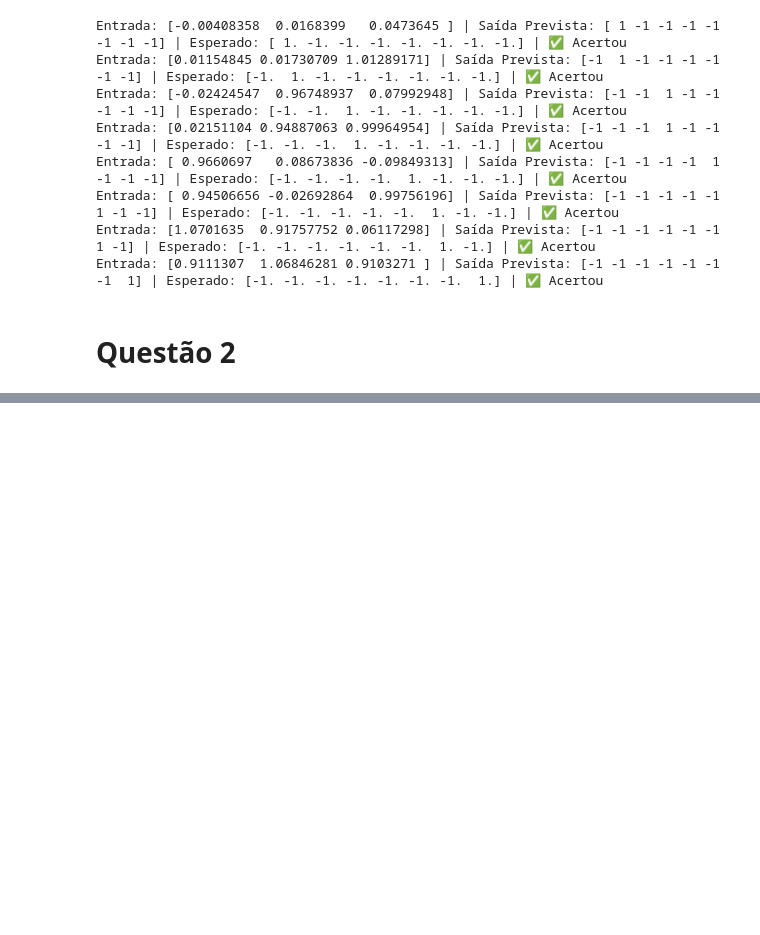
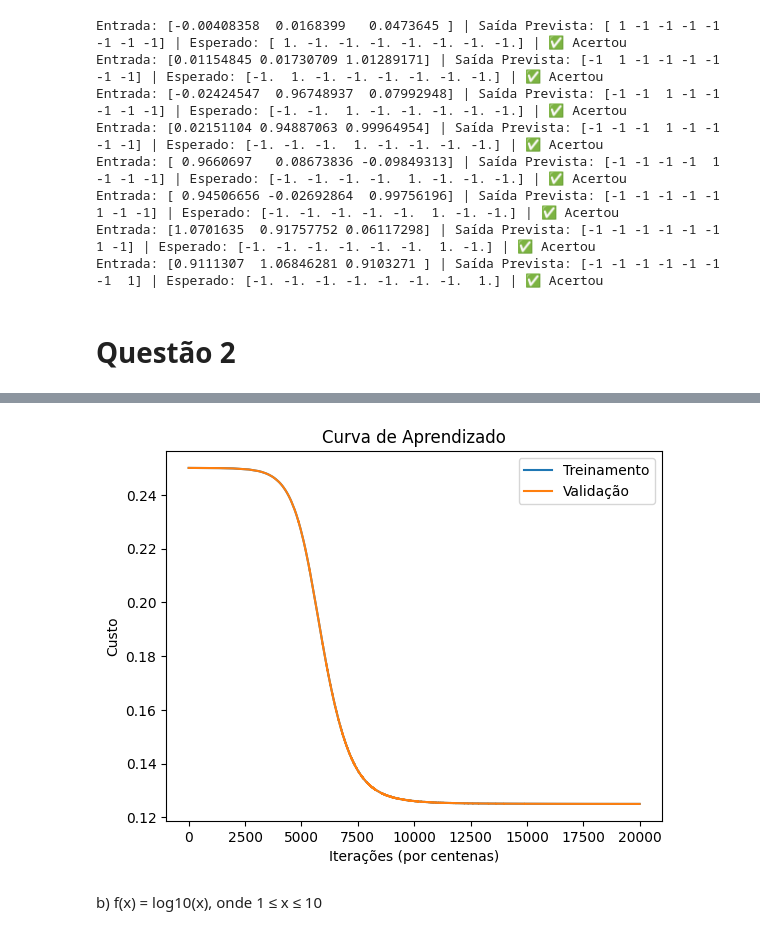
Before and after one commit to ArthurrCr/DEEP-LEARNING, a Jupyter notebook: [DL] 1A Lista_.ipynb, the cells around one changed output, grey strips where cells are left out. Cells and saved outputs as stored; diff of their text form; code cells hidden in the pictures; blank space fills up the shorter version.

```diff
--- a/[DL] 1A Lista_.ipynb
+++ b/[DL] 1A Lista_.ipynb
@@ -273,13 +144,0 @@ def L_model_backward(AL, Y, caches):
-# %%
-import copy
-
-def update_parameters(params, grads, learning_rate):
-
-    parameters = copy.deepcopy(params)
-    L = len(parameters) // 2 # number of layers in the neural network
-
-    for l in range(L):
-        parameters["W" + str(l+1)] = parameters["W" + str(l+1)] - learning_rate * grads["dW" + str(l+1)]
-        parameters["b" + str(l+1)] = parameters["b" + str(l+1)] - learning_rate * grads["db" + str(l+1)]
-
-    return parameters
@@ -285,0 +419,12 @@ def update_parameters(params, grads, learning_rate):
+# %%
+plt.plot(costs_train_a, label='Treinamento')
+plt.plot(costs_val_a, label='Validação')
+plt.ylabel('Custo')
+plt.xlabel('Iterações (por centenas)')
+plt.title("Curva de Aprendizado")
+plt.legend()
+plt.show()
+# %% [output]
+[figure, added]
+# %% [markdown]
+b) f(x) = log10(x), onde 1 ≤ x ≤ 10
```
Also changed, not shown: parts of 31 cells of this notebook.
